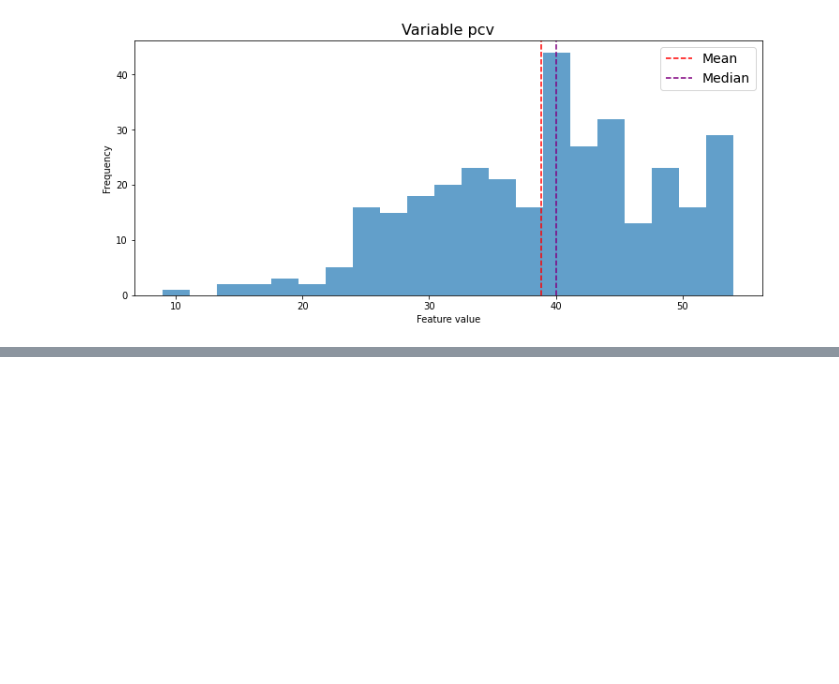
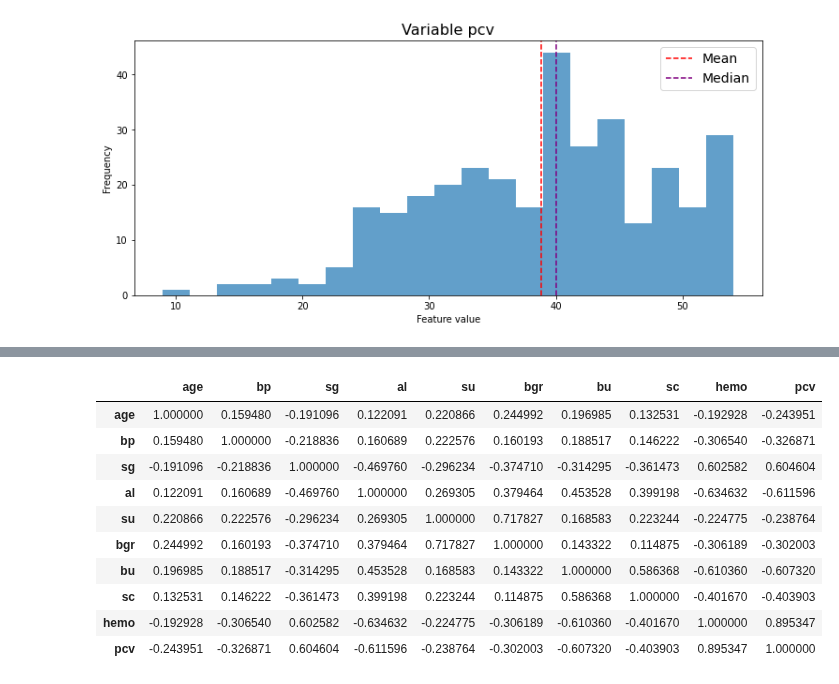
Before and after one commit to JoseLlanes/Kidney-disease-prediction, a Jupyter notebook: Kidney disease prediction.ipynb, the cells around one changed output, grey strips where cells are left out. Drawn from its saved outputs; the diff is of its cells as text; code cells hidden in the pictures; blank space fills up the shorter version.

```diff
--- a/Kidney disease prediction.ipynb
+++ b/Kidney disease prediction.ipynb
@@ -115,10 +139,3 @@ for col in problem_columns:
 columns_numeric = ["pcv", "wc", "rc"]
 for col in columns_numeric:
     df[col] = pd.to_numeric( df[col] )
-# %%
-for col in df.columns:
-    print("Column", col)
-    try:
-        print( obtain_stats(df[col].values) )
-    except:
-        print( set(df[col].values) )
@@ -184,0 +267,42 @@ for col in good_columns:
+# %%
+corr_mat = np.zeros( (stats_num_df.shape[0], stats_num_df.shape[0]) )
+pvalue_mat = np.zeros( (stats_num_df.shape[0], stats_num_df.shape[0]) )
+star_mat = np.zeros( (stats_num_df.shape[0], stats_num_df.shape[0]),dtype=object )
+
+for i, col_i in enumerate(stats_num_df["col"].values):
+    for j, col_j in enumerate(stats_num_df["col"].values):
+        idx_values = df[[col_i, col_j]].dropna().index.values
+
+        col_i_values = df[col_i].iloc[idx_values].values
+        col_j_values = df[col_j].iloc[idx_values].values
+
+        corrp, pvalue = sc_stats.pearsonr(col_i_values, col_j_values)
+
+        corr_mat[i,j] = corrp
+        pvalue_mat[i,j] = pvalue
+
+        if pvalue >= 0.05:
+            star_mat[i,j] = "-"
+        elif 0.01 <= pvalue < 0.05:
+            star_mat[i,j] = "*"
+        elif 0.001 <= pvalue < 0.01:
+            star_mat[i,j] = "**"
+        elif pvalue < 0.001:
+            star_mat[i,j] = "***"
+# %%
+corr_df = pd.DataFrame(corr_mat)
+corr_df.columns = stats_num_df["col"].values
+corr_df.index = stats_num_df["col"].values
+corr_df.style.background_gradient(cmap='coolwarm')
+# %% [output]
+|  | age | bp | sg | al | su | bgr | bu | sc | hemo | pcv |
+| age | 1.000000 | 0.159480 | -0.191096 | 0.122091 | 0.220866 | 0.244992 | 0.196985 | 0.132531 | -0.192928 | -0.243951 |
+| bp | 0.159480 | 1.000000 | -0.218836 | 0.160689 | 0.222576 | 0.160193 | 0.188517 | 0.146222 | -0.306540 | -0.326871 |
+| sg | -0.191096 | -0.218836 | 1.000000 | -0.469760 | -0.296234 | -0.374710 | -0.314295 | -0.361473 | 0.602582 | 0.604604 |
+| al | 0.122091 | 0.160689 | -0.469760 | 1.000000 | 0.269305 | 0.379464 | 0.453528 | 0.399198 | -0.634632 | -0.611596 |
+| su | 0.220866 | 0.222576 | -0.296234 | 0.269305 | 1.000000 | 0.717827 | 0.168583 | 0.223244 | -0.224775 | -0.238764 |
+| bgr | 0.244992 | 0.160193 | -0.374710 | 0.379464 | 0.717827 | 1.000000 | 0.143322 | 0.114875 | -0.306189 | -0.302003 |
+| bu | 0.196985 | 0.188517 | -0.314295 | 0.453528 | 0.168583 | 0.143322 | 1.000000 | 0.586368 | -0.610360 | -0.607320 |
+| sc | 0.132531 | 0.146222 | -0.361473 | 0.399198 | 0.223244 | 0.114875 | 0.586368 | 1.000000 | -0.401670 | -0.403903 |
+| hemo | -0.192928 | -0.306540 | 0.602582 | -0.634632 | -0.224775 | -0.306189 | -0.610360 | -0.401670 | 1.000000 | 0.895347 |
+| pcv | -0.243951 | -0.326871 | 0.604604 | -0.611596 | -0.238764 | -0.302003 | -0.607320 | -0.403903 | 0.895347 | 1.000000 |
```
Also changed, not shown: parts of 22 cells of this notebook.
